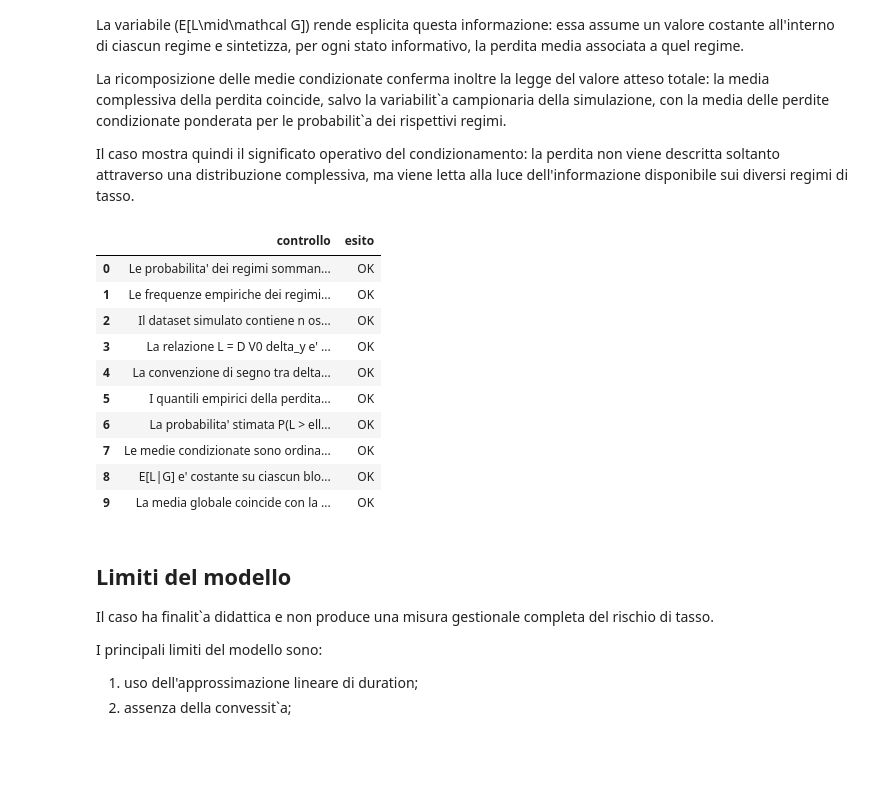
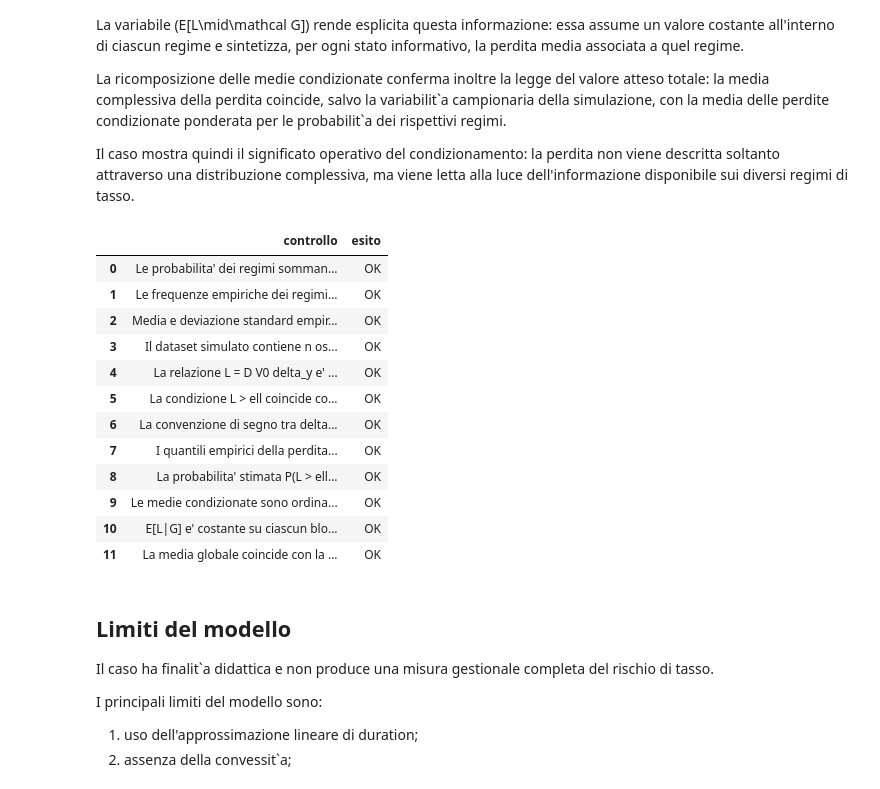
Before and after one commit to paolo-fix/CORSO-MQF, a Jupyter notebook: 04_Codice/Lez04/Lezione_04_Notebook_Aula_Docente.ipynb, the cells around one changed output. Cells and saved outputs as stored; diff of their text form; code cells hidden in the pictures; blank space fills up the shorter version.

```diff
--- a/04_Codice/Lez04/Lezione_04_Notebook_Aula_Docente.ipynb
+++ b/04_Codice/Lez04/Lezione_04_Notebook_Aula_Docente.ipynb
@@ -855,12 +855,38 @@ controlli_conclusivi = [
         "superato": df_frequenze["entro_tolleranza"].all(),
     },
     {
+        "controllo": "Media e deviazione standard empiriche di delta_y sono coerenti con i parametri condizionati",
+        "superato": (
+            (
+                df_controllo_shock["scarto_media"].abs()
+                <= 3
+                * df_controllo_shock["sigma_g"]
+                / np.sqrt(df_controllo_shock["numerosita"])
+            ).all()
+            and
+            (
+                df_controllo_shock["scarto_sd"].abs()
+                <= 3
+                * df_controllo_shock["sigma_g"]
+                / np.sqrt(2 * (df_controllo_shock["numerosita"] - 1))
+            ).all()
+        ),
+    },
+    {
         "controllo": "Il dataset simulato contiene n osservazioni",
         "superato": len(df) == n,
     },
     {
         "controllo": "La relazione L = D V0 delta_y e' rispettata",
         "superato": np.allclose(df["L"], D * V0 * df["delta_y"]),
+    },
+    {
+        "controllo": "La condizione L > ell coincide con delta_y > delta_y_star",
+        "superato": (
+            (df["L"] > ell).to_numpy()
+            ==
+            (df["delta_y"] > delta_y_star).to_numpy()
+        ).all(),
     },
     {
         "controllo": "La convenzione di segno tra delta_y e L e' rispettata",
@@ -886,41 +912,43 @@ controlli_conclusivi = [
         ),
     },
     {
         "controllo": "E[L|G] e' costante su ciascun blocco della partizione",
         "superato": (
             df.groupby("evento")["E_L_cond_G_hat"].nunique().max() == 1
         ),
     },
     {
         "controllo": "La media globale coincide con la ricomposizione delle medie condizionate",
         "superato": np.isclose(media_globale, media_ricomposta),
     },
 ]
 
 df_controlli_conclusivi = pd.DataFrame(controlli_conclusivi)
 df_controlli_conclusivi["esito"] = np.where(
     df_controlli_conclusivi["superato"],
     "OK",
     "DA VERIFICARE",
 )
 
 assert df_controlli_conclusivi["superato"].all(), (
     "Almeno un controllo conclusivo non e' soddisfatto."
 )
 
 display(df_controlli_conclusivi[["controllo", "esito"]])
 # %% [output]
 |  | controllo | esito |
 | 0 | Le probabilita' dei regimi somman... | OK |
 | 1 | Le frequenze empiriche dei regimi... | OK |
-| 2 | Il dataset simulato contiene n os... | OK |
-| 3 | La relazione L = D V0 delta_y e' ... | OK |
-| 4 | La convenzione di segno tra delta... | OK |
-| 5 | I quantili empirici della perdita... | OK |
-| 6 | La probabilita' stimata P(L > ell... | OK |
-| 7 | Le medie condizionate sono ordina... | OK |
-| 8 | E[L|G] e' costante su ciascun blo... | OK |
-| 9 | La media globale coincide con la ... | OK |
+| 2 | Media e deviazione standard empir... | OK |
+| 3 | Il dataset simulato contiene n os... | OK |
+| 4 | La relazione L = D V0 delta_y e' ... | OK |
+| 5 | La condizione L > ell coincide co... | OK |
+| 6 | La convenzione di segno tra delta... | OK |
+| 7 | I quantili empirici della perdita... | OK |
+| 8 | La probabilita' stimata P(L > ell... | OK |
+| 9 | Le medie condizionate sono ordina... | OK |
+| 10 | E[L|G] e' costante su ciascun blo... | OK |
+| 11 | La media globale coincide con la ... | OK |
 # %% [markdown]
 ## Limiti del modello
 
```
